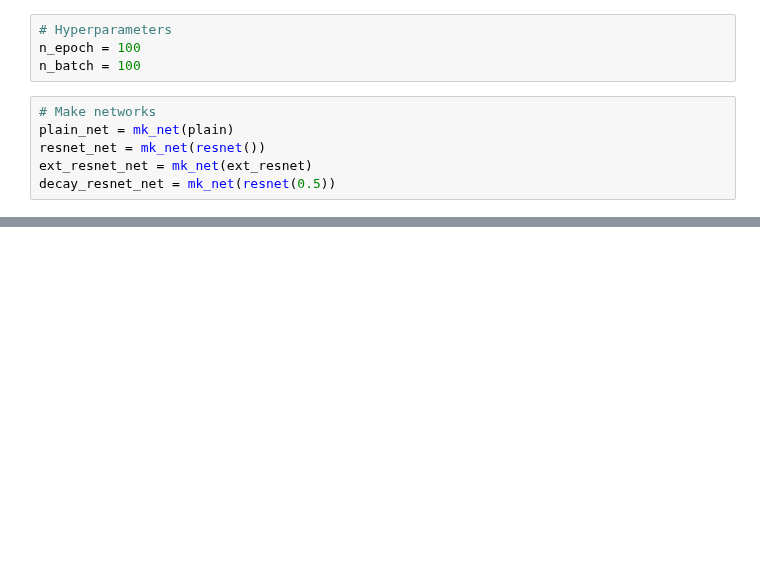
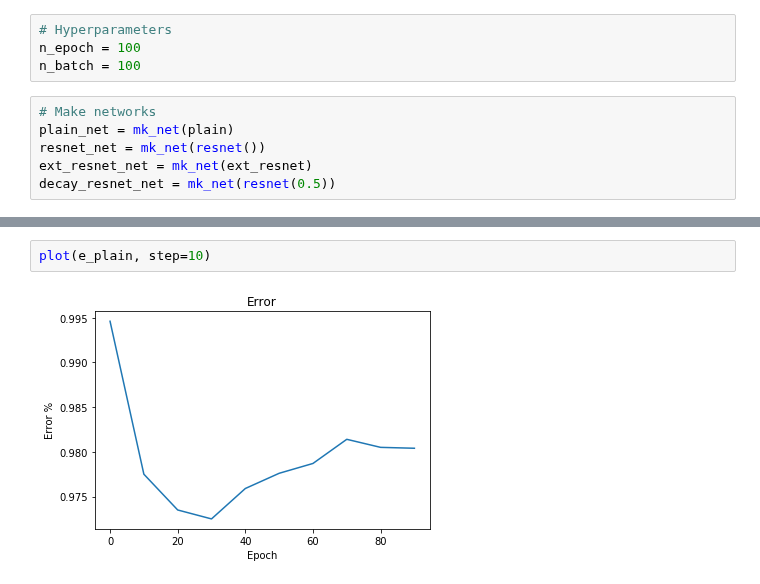
Before and after one commit to metakirby5/AltResNets, a Jupyter notebook: ResNet.ipynb, the cells around one changed output, grey strips where cells are left out. Drawn from its saved outputs; the diff is of its cells as text; blank space fills up the shorter version.

Commit message:
got graphs

```diff
--- a/ResNet.ipynb
+++ b/ResNet.ipynb
@@ -245,0 +240,4 @@ TRAINING: PLAIN
+# %%
+plot(e_plain, step=10)
+# %% [output]
+[figure, added]
```
Also changed, not shown: parts of 8 cells of this notebook.
